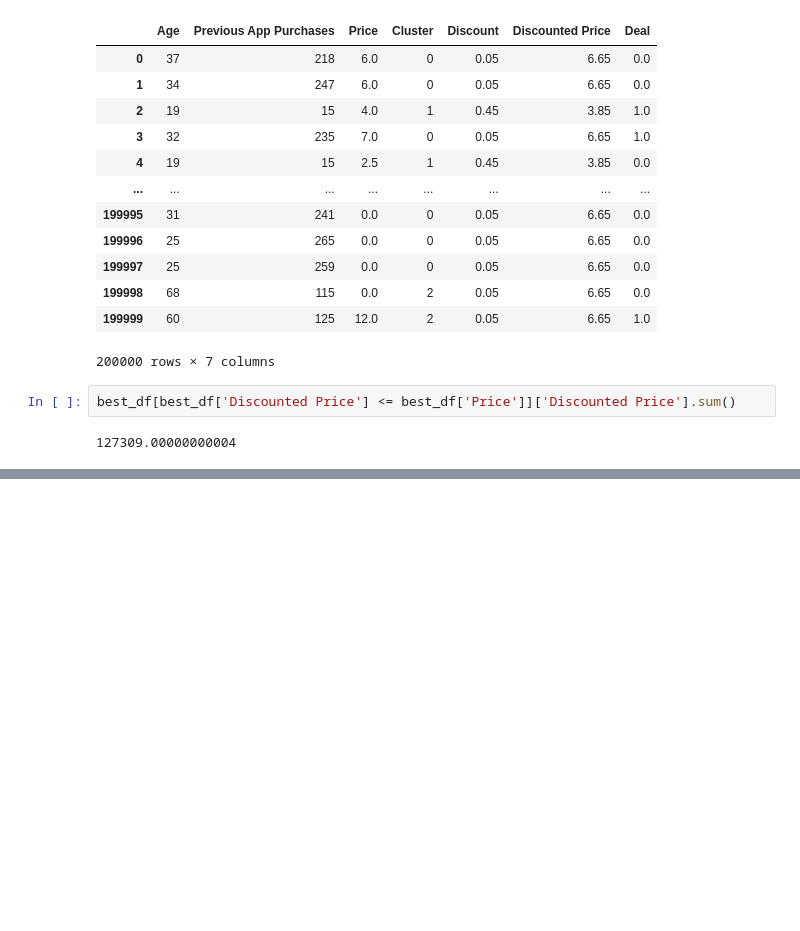
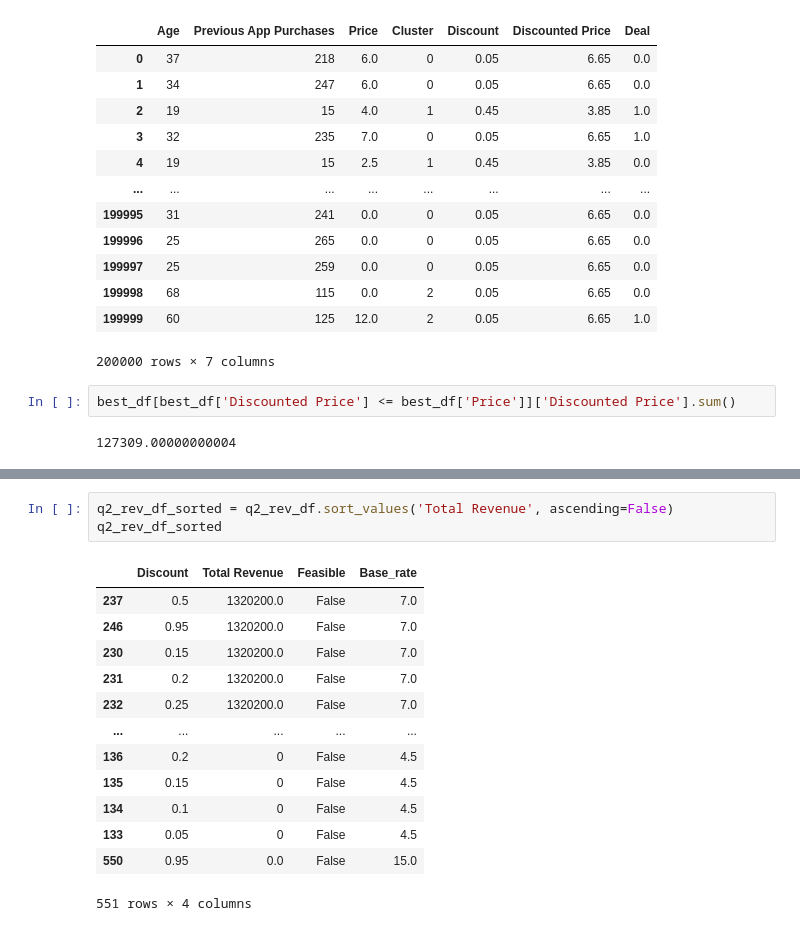
Before and after one commit to MiracleSkyHawk/RSM8423_GA4, a Jupyter notebook: RSM8423_GA4_Jesse_cluster-Copy2.ipynb, the cells around one changed output, grey strips where cells are left out. Cells and saved outputs as stored; diff of their text form; blank space fills up the shorter version.

```diff
--- a/RSM8423_GA4_Jesse_cluster-Copy2.ipynb
+++ b/RSM8423_GA4_Jesse_cluster-Copy2.ipynb
@@ -583,0 +624,17 @@ best_df[best_df['Discounted Price'] <= best_df['Price']]['Discounted Price'].sum
+# %%
+q2_rev_df_sorted = q2_rev_df.sort_values('Total Revenue', ascending=False)
+q2_rev_df_sorted
+# %% [output]
+|  | Discount | Total Revenue | Feasible | Base_rate |
+| 237 | 0.5 | 1320200.0 | False | 7.0 |
+| 246 | 0.95 | 1320200.0 | False | 7.0 |
+| 230 | 0.15 | 1320200.0 | False | 7.0 |
+| 231 | 0.2 | 1320200.0 | False | 7.0 |
+| 232 | 0.25 | 1320200.0 | False | 7.0 |
+| ... | ... | ... | ... | ... |
+| 136 | 0.2 | 0 | False | 4.5 |
+| 135 | 0.15 | 0 | False | 4.5 |
+| 134 | 0.1 | 0 | False | 4.5 |
+| 133 | 0.05 | 0 | False | 4.5 |
+| 550 | 0.95 | 0.0 | False | 15.0 |
+551 rows × 4 columns
```
Also changed, not shown: parts of 10 cells of this notebook, 1 other file.
